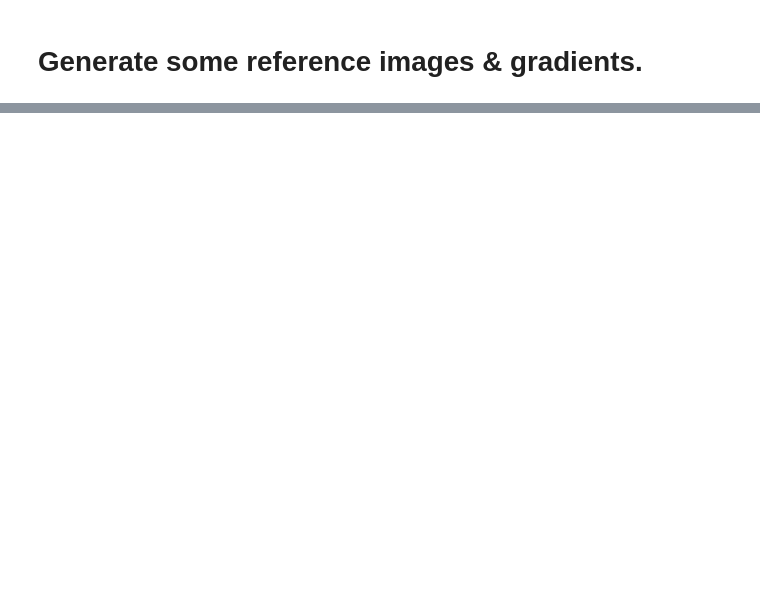
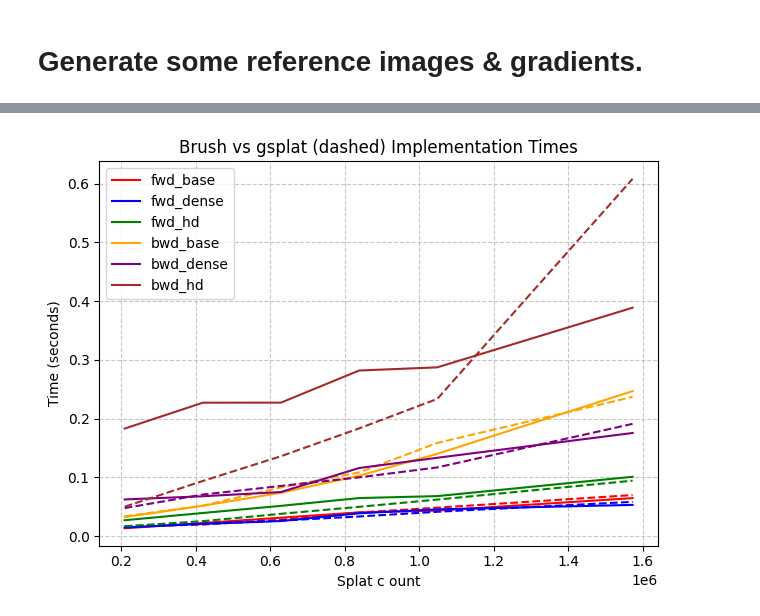
Before and after one commit to wartron/brush, a Jupyter notebook: crates/brush-render/test_cases/NerfStudioRefGen.ipynb, the cells around one changed output, grey strips where cells are left out. Cells and saved outputs as stored; diff of their text form; code cells hidden in the pictures; blank space fills up the shorter version.

```diff
--- a/crates/brush-render/test_cases/NerfStudioRefGen.ipynb
+++ b/crates/brush-render/test_cases/NerfStudioRefGen.ipynb
@@ -461,0 +433,41 @@ plt.plot(splat_counts, rust_bwd_times)
+# %%
+rust_times = {
+    "bwd_base": [32.22, 51.55, 73.65, 102.7, 140.0, 246.8],
+    "bwd_dense": [62.3, 67.72, 74.95, 115.8, 133.3, 175.5],
+    "bwd_hd": [183.0, 227.1, 227.2, 281.9, 287.3, 388.9],
+    "fwd_base": [13.23, 22.22, 31.19, 40.21, 43.32, 64.52],
+    "fwd_dense": [14.6, 20.61, 25.52, 38.72, 45.45, 53.01],
+    "fwd_hd": [26.89, 39.22, 51.38, 64.65, 67.97, 100.9]
+}
+# %%
+# Colors for each type of line
+colors = ['red', 'blue', 'green', 'orange', 'purple', 'brown']
+
+# Plot lines
+for key, color in zip(bench_times.keys(), colors):
+    rust_values = rust_times[key]
+    python_values = bench_times[key]
+
+    counts = np.array(BENCH_DENSITIES) * (2 ** 21)
+
+    plt.plot(counts, np.array(rust_values) / 1000.0, label=key, color=color, linestyle='-')
+    plt.plot(counts, python_values, color=color, linestyle='--')
+
+# Customize the plot
+plt.xlabel('Splat c ount')
+plt.ylabel('Time (seconds)')
+plt.title('Brush vs gsplat (dashed) Implementation Times')
+plt.legend(bbox_to_anchor=(1.05, 1), loc='upper left')
+plt.grid(True, linestyle='--', alpha=0.7)
+
+legend1 = plt.legend(bbox_to_anchor=(1.05, 1), loc='upper left')
+plt.gca().add_artist(legend1)
+plt.legend(loc='upper left')
+
+# Adjust layout to prevent cutting off labels
+plt.tight_layout()
+
+# Show the plot
+plt.show()
+# %% [output]
+[figure, added]
```
Also changed, not shown: parts of 18 cells of this notebook, 1 other file.
